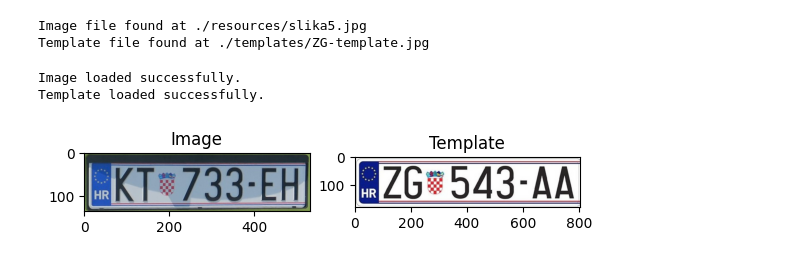
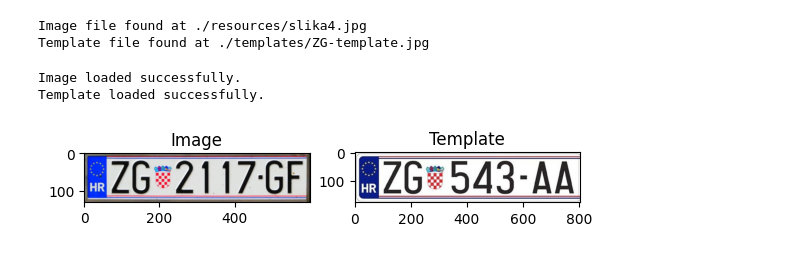
Before and after one commit to fran-orlovic/Licence-plate-detection, a Jupyter notebook: main.ipynb, the cells around one changed output. Drawn from its saved outputs; the diff is of its cells as text; code cells hidden in the pictures.

```diff
--- a/main.ipynb
+++ b/main.ipynb
@@ -8,7 +8,7 @@ import re
 pytesseract.pytesseract.tesseract_cmd = r'C:\Program Files\Tesseract-OCR\tesseract.exe'
 # %%
 # Define the paths to the image and template
-image_path = './resources/slika5.jpg'
+image_path = './resources/slika4.jpg'
 template_path = './templates/ZG-template.jpg'
 
 # Check if the image file exists
@@ -23,5 +23,5 @@ if not os.path.exists(template_path):
 else:
     print(f"Template file found at {template_path}")
 # %% [output]
-Image file found at ./resources/slika5.jpg
+Image file found at ./resources/slika4.jpg
 Template file found at ./templates/ZG-template.jpg
@@ -28,31 +63,20 @@ Template file found at ./templates/ZG-template.jpg
 # %%
 # Load the image and template
 image = cv2.imread(image_path)
 template = cv2.imread(template_path)
 
-# Create figure
-fig = plt.figure()
-
-# Setting values to rows and column variables
-rows = 1
-columns = 2
-
 if image is None:
     print("Failed to load image.")
 else:
     print("Image loaded successfully.")
-    fig.add_subplot(rows, columns, 1)
-    plt.imshow(cv2.cvtColor(image, cv2.COLOR_BGR2RGB))  # Convert BGR to RGB for display
-    plt.title("Image")
 
 if template is None:
     print("Failed to load template.")
 else:
     print("Template loaded successfully.")
-    fig.add_subplot(rows, columns, 2)
-    plt.imshow(cv2.cvtColor(template, cv2.COLOR_BGR2RGB))  # Display grayscale image
-    plt.title("Template")
+
+show_images(image, template)
 # %% [output]
 Image loaded successfully.
 Template loaded successfully.
-[figure, old version]
+[figure, new version]
```
Also changed, not shown: parts of 6 cells of this notebook.
